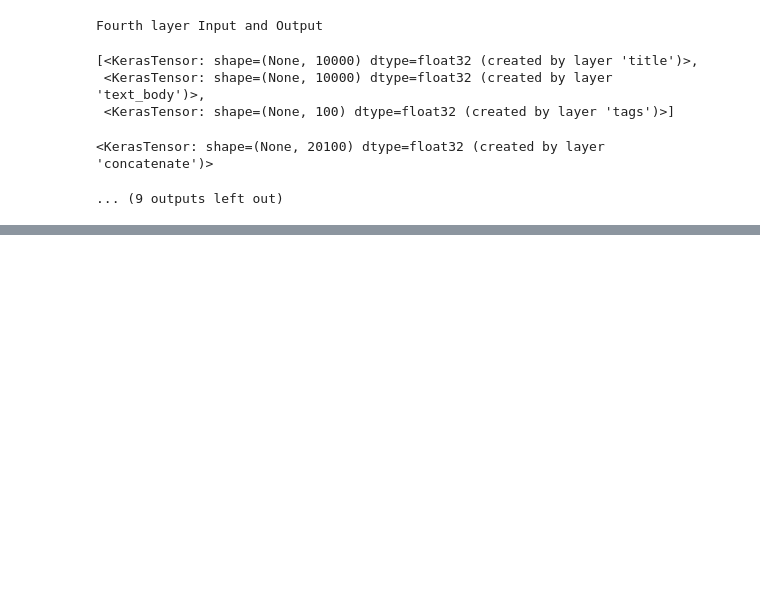
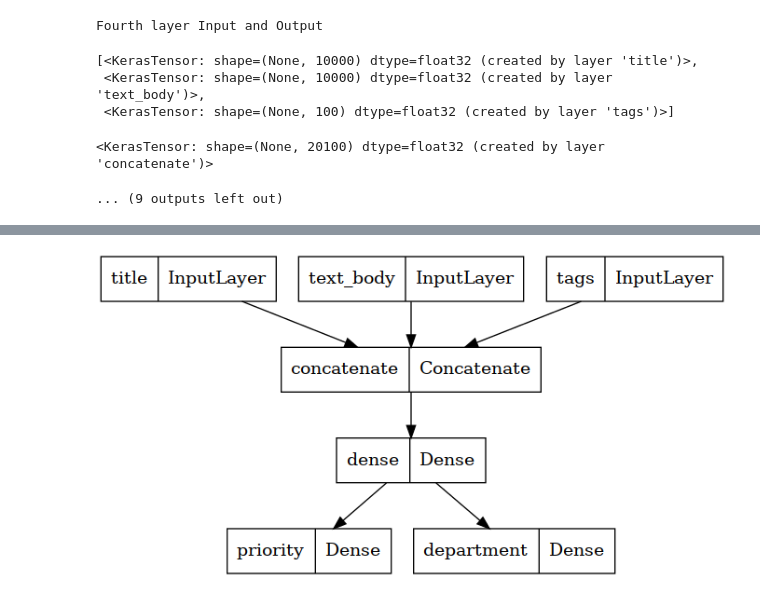
Before and after one commit to karvendhanm/Tensorflow_projects, a Jupyter notebook: francois_chollet/feature_extraction.ipynb, the cells around one changed output, grey strips where cells are left out. Drawn from its saved outputs; the diff is of its cells as text; code cells hidden in the pictures; blank space fills up the shorter version.

Commit message:
plot_model - plotting the graph of the model architecture

```diff
--- a/francois_chollet/feature_extraction.ipynb
+++ b/francois_chollet/feature_extraction.ipynb
@@ -133,3 +134,19 @@ Fourth layer Input and Output
  <KerasTensor: shape=(None, 100) dtype=float32 (created by layer 'tags')>]
 <KerasTensor: shape=(None, 20100) dtype=float32 (created by layer 'concatenate')>
 ... (9 outputs left out)
+# %%
+# creating random data to feed into the model
+num_samples = 1280
+
+title_data = np.random.randint(0, 2, size=(num_samples, vocabulary_size))
+text_body_data = np.random.randint(0, 2, size=(num_samples, vocabulary_size))
+tags_data = np.random.randint(0, 2, size=(num_samples, num_tags))
+
+priority_data = np.random.random(size=(num_samples, 1))
+department_data = np.random.randint(0, 2, size=(num_samples, num_department))
+# %%
+# choosing optimizer, loss function and metrics and training the model.
+model.compile(optimizer='rmsprop', loss=['mean_squared_error', 'categorical_crossentropy'], metrics=[['mean_absolute_error'], ['accuracy']])
+model.fit(x=[title_data, text_body_data, tags_data], y=[priority_data, department_data], epochs=1)
+model.evaluate(x=[title_data, text_body_data, tags_data], y=[priority_data, department_data])
+model.predict([title_data, text_body_data, tags_data])
@@ -135,0 +178,6 @@ Fourth layer Input and Output
+# %%
+# instead of the following the right order, using names
+model.compile(optimizer='rmsprop', loss={'priority':'mean_squared_error', 'department':'categorical_crossentropy'}, metrics={'priority':['mean_absolute_error'], 'department':['accuracy']})
+model.fit(x={'title':title_data, 'text_body':text_body_data, 'tags':tags_data}, y={'priority':priority_data, 'department':department_data}, epochs=1)
+model.evaluate(x={'title':title_data, 'text_body':text_body_data, 'tags':tags_data}, y={'priority':priority_data, 'department':department_data})
+model.predict(x={'title':title_data, 'text_body':text_body_data, 'tags':tags_data})
@@ -135,0 +209,4 @@ Fourth layer Input and Output
+# %%
+keras.utils.plot_model(model, 'ticket_classifier.png')
+# %% [output]
+[figure, added]
```
Also changed, not shown: parts of 5 cells of this notebook.
